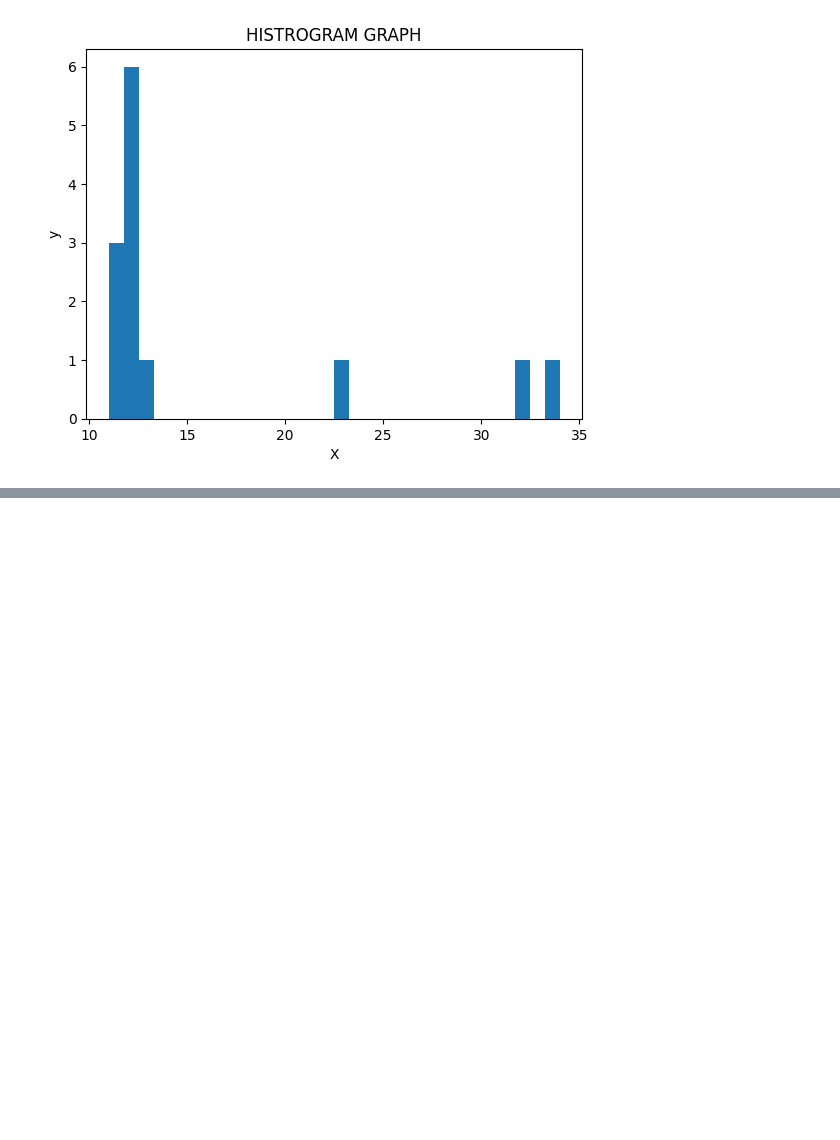
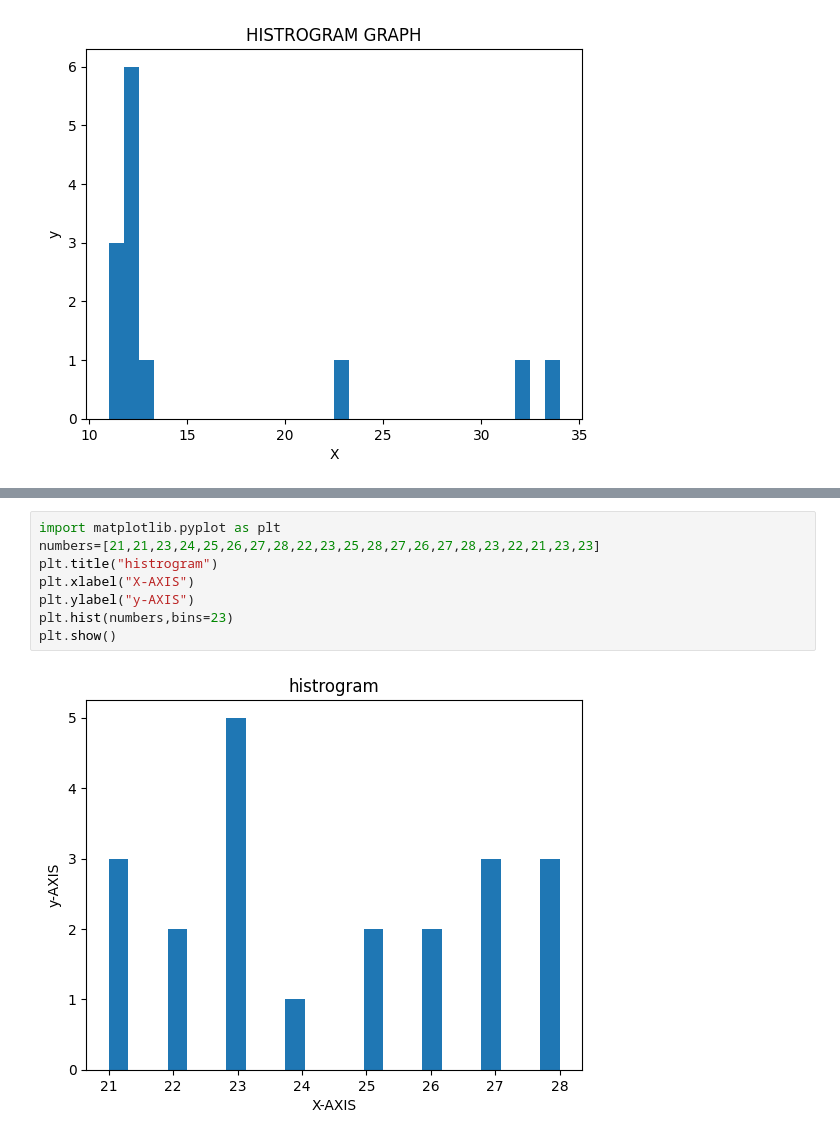
Before and after one commit to keerthimareedu3/keerthi, a Jupyter notebook: MATPLOTLIB.ipynb, the cells around one changed output, grey strips where cells are left out. Cells and saved outputs as stored; diff of their text form; blank space fills up the shorter version.

```diff
--- a/MATPLOTLIB.ipynb
+++ b/MATPLOTLIB.ipynb
@@ -123,0 +134,10 @@ plt.show()
+# %%
+import matplotlib.pyplot as plt
+numbers=[21,21,23,24,25,26,27,28,22,23,25,28,27,26,27,28,23,22,21,23,23]
+plt.title("histrogram")
+plt.xlabel("X-AXIS")
+plt.ylabel("y-AXIS")
+plt.hist(numbers,bins=23)
+plt.show()
+# %% [output]
+[figure, added]
```
Also changed, not shown: parts of 5 cells of this notebook.
